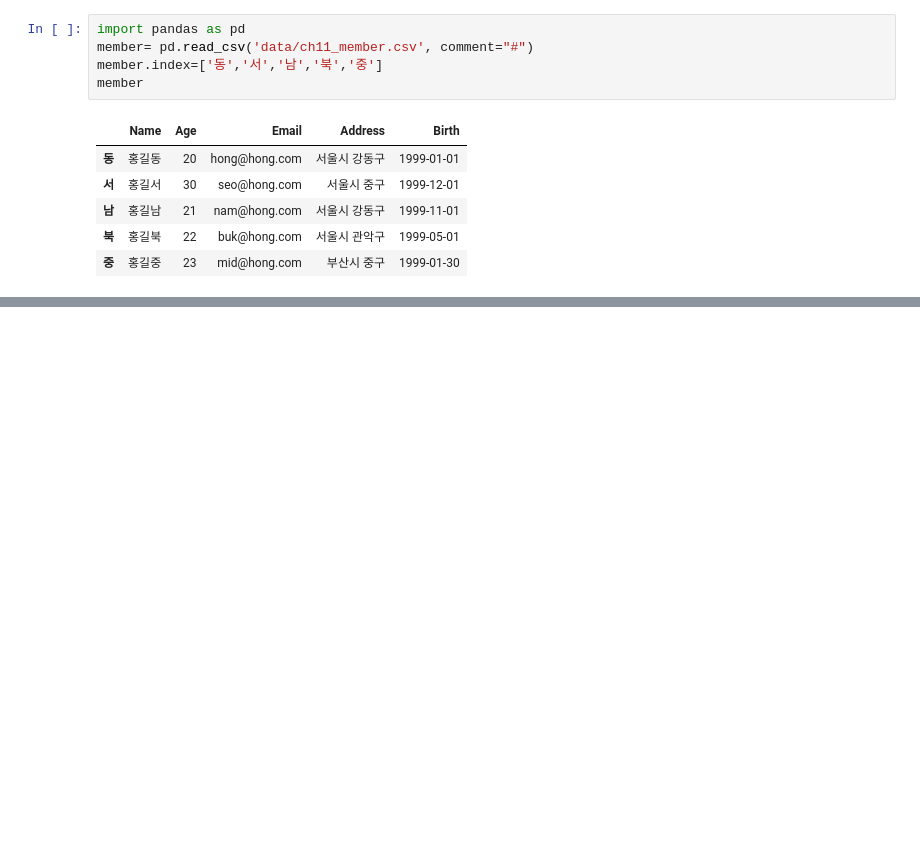
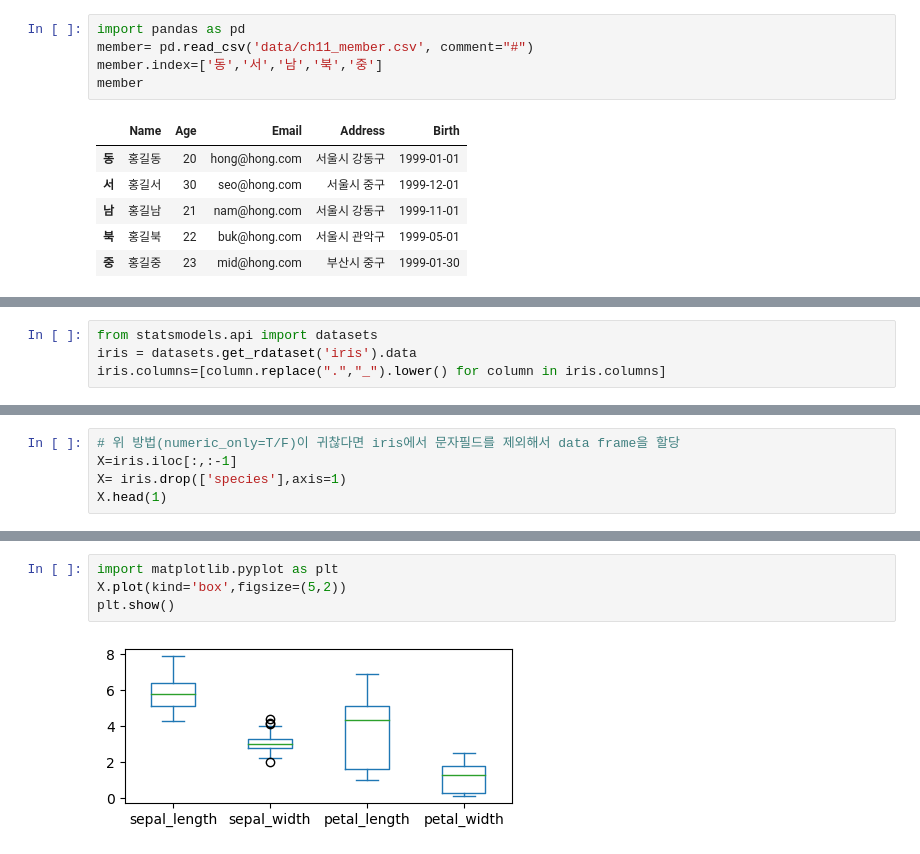
Before and after one commit to jack8704/ai, a Jupyter notebook: source/01_python/ch11_데이터프레임과 시리즈(Pandas)_1절~8절.ipynb, the cells around one changed output, grey strips where cells are left out. Drawn from its saved outputs; the diff is of its cells as text; blank space fills up the shorter version.

```diff
--- a/source/01_python/ch11_데이터프레임과 시리즈(Pandas)_1절~8절.ipynb
+++ b/source/01_python/ch11_데이터프레임과 시리즈(Pandas)_1절~8절.ipynb
@@ -1729,0 +2193,4 @@ KeyError: "['북'] not found in axis"
+# %%
+from statsmodels.api import datasets
+iris = datasets.get_rdataset('iris').data
+iris.columns=[column.replace(".","_").lower() for column in iris.columns]
@@ -1729,0 +2243,5 @@ KeyError: "['북'] not found in axis"
+# %%
+# 위 방법(numeric_only=T/F)이 귀찮다면 iris에서 문자필드를 제외해서 data frame을 할당
+X=iris.iloc[:,:-1]
+X= iris.drop(['species'],axis=1)
+X.head(1)
@@ -1729,0 +2367,6 @@ KeyError: "['북'] not found in axis"
+# %%
+import matplotlib.pyplot as plt
+X.plot(kind='box',figsize=(5,2))
+plt.show()
+# %% [output]
+[figure, added]
```
Also changed, not shown: parts of 91 cells of this notebook, 2 other files.
